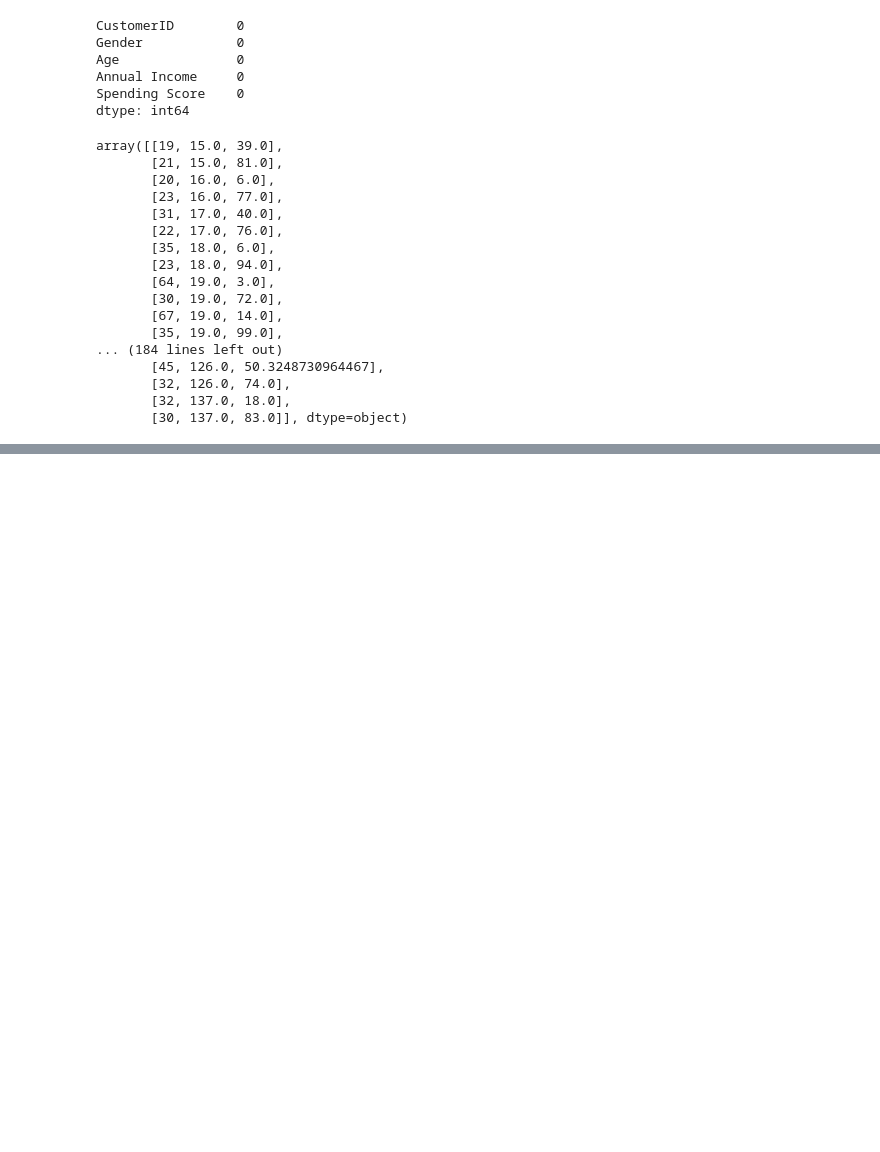
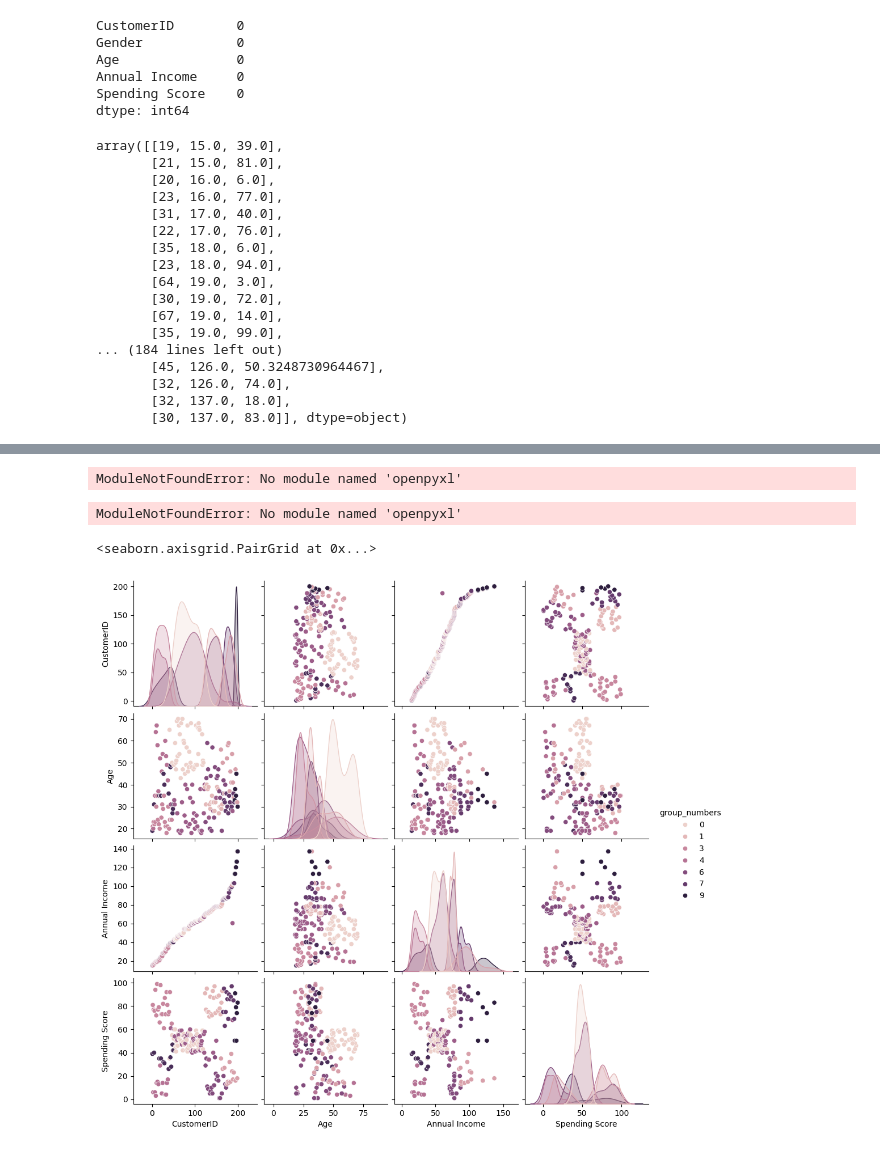
Before and after one commit to Ngundifidel/Data-Science, a Jupyter notebook: cluster.ipynb, the cells around one changed output, grey strips where cells are left out. Drawn from its saved outputs; the diff is of its cells as text; code cells hidden in the pictures; blank space fills up the shorter version.

```diff
--- a/cluster.ipynb
+++ b/cluster.ipynb
@@ -102,3 +108,16 @@ array([[19, 15.0, 39.0],
        [32, 126.0, 74.0],
        [32, 137.0, 18.0],
        [30, 137.0, 83.0]], dtype=object)
+# %%
+# group the data into segments
+# we specify the number of clusters we want
+# we arev going to use kmeans
+
+from sklearn.cluster import KMeans
+
+# Define the number of clusters (segments)
+clusters = 10  # You can change this value depending on your use case
+
+# Apply K-Means
+model = KMeans(n_clusters=clusters, random_state=42)
+model.fit(X)
@@ -104,0 +157,22 @@ array([[19, 15.0, 39.0],
+# %%
+# putting customers into their respective groups/segements
+# first we need to create a new column for group numbers
+data["group_numbers"]= model.labels_
+data
+data.to_excel('customers_with_groups.xlsx', index=False)
+# %% [output]
+ModuleNotFoundError: No module named 'openpyxl'
+# %%
+data["group_numbers"]= model.labels_
+data
+data.to_excel('customers_with_groups.xlsx', index=False)
+# %% [output]
+ModuleNotFoundError: No module named 'openpyxl'
+# %%
+# pair plot
+import seaborn
+import matplotlib.pyplot as plt
+seaborn.pairplot(data,hue="group_numbers")
+# %% [output]
+<seaborn.axisgrid.PairGrid at 0x...>
+[figure, added]
```
Also changed, not shown: parts of 4 cells of this notebook, 2 other files.
